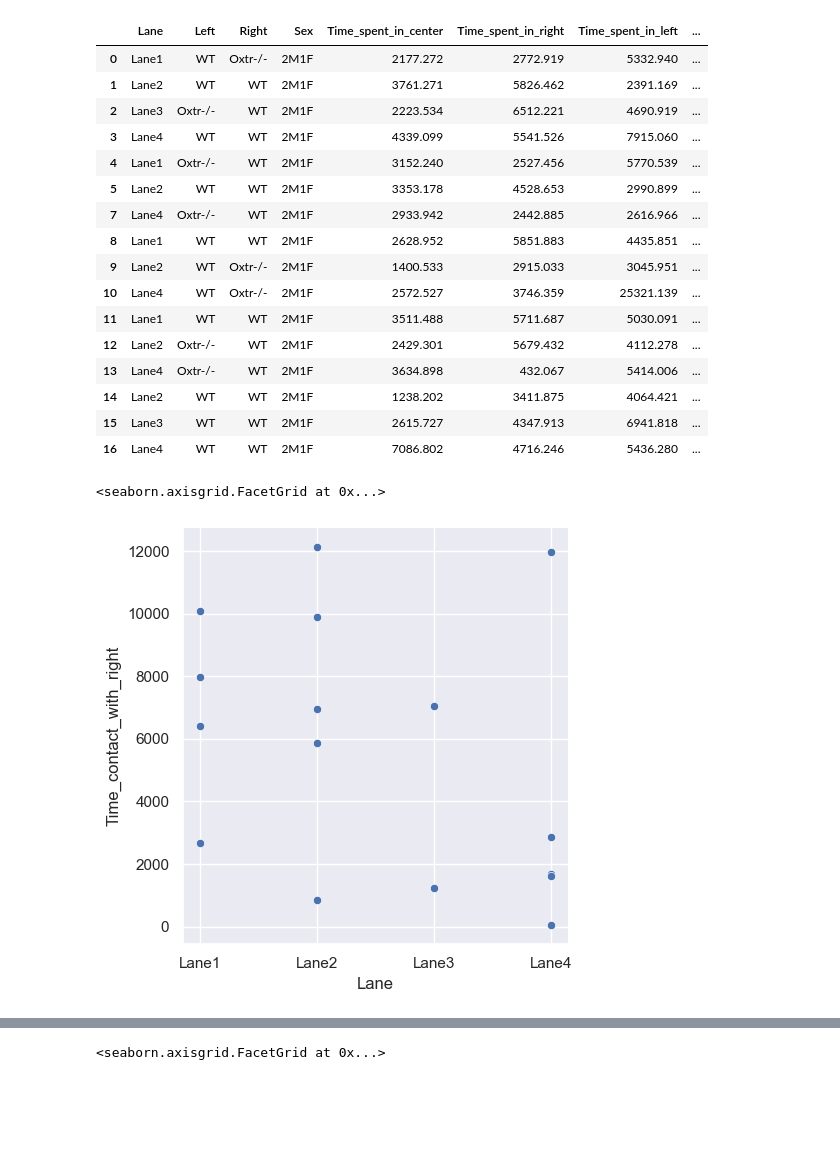
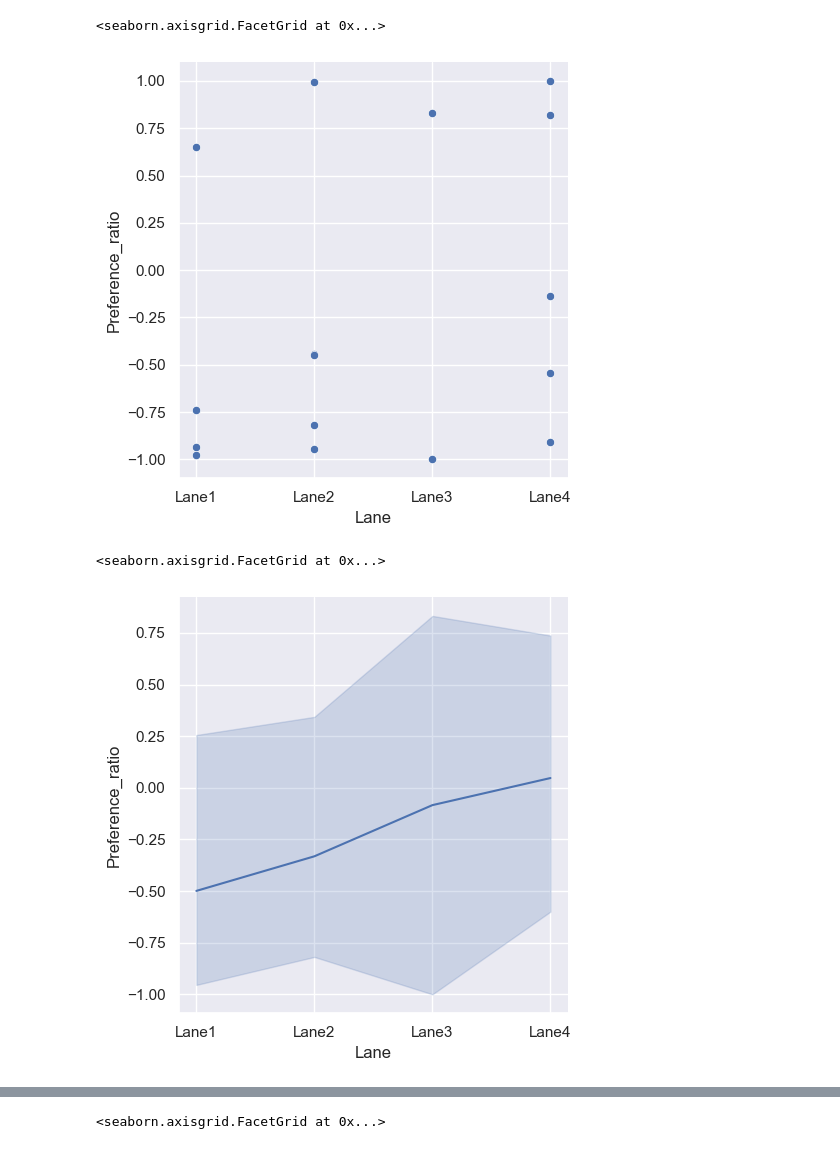
Before and after one commit to nhoglen/ppt-lanes, a Jupyter notebook: Naive Choice Data.ipynb, the cells around one changed output, grey strips where cells are left out. Saved outputs shown, nothing was run; the diff lists cells and outputs as text; code cells hidden in the pictures; blank space fills up the shorter version.

```diff
--- a/Naive Choice Data.ipynb
+++ b/Naive Choice Data.ipynb
@@ -97,6 +97,8 @@ naive_data = [X210225_Lane1_append,
 
 #In order to read this, I needed to download and move the csv file into the same folder as my Github projects
 #and then I could reference it by name
+
+Lane = ['Lane1', 'Lane2', 'Lane3', 'Lane4', 'Lane1', 'Lane2', 'Lane4','Lane1','Lane2','Lane4','Lane1','Lane2','Lane4', 'Lane2','Lane3','Lane4']
 # %%
 def time_spent(dataset):
     time_spent_c = []
@@ -218,22 +321,3 @@ timeNCmetadata.insert(loc = 1,
                       column = 'Lane',
                       value = Lane)
 NCworkingdata = timeNCmetadata.drop('File.name', axis=1)
-NCworkingdata
-# %% [output]
-|  | Lane | Left | Right | Sex | Time_spent_in_center | Time_spent_in_right | Time_spent_in_left | ... |
-| 0 | Lane1 | WT | Oxtr-/- | 2M1F | 2177.272 | 2772.919 | 5332.940 | ... |
-| 1 | Lane2 | WT | WT | 2M1F | 3761.271 | 5826.462 | 2391.169 | ... |
-| 2 | Lane3 | Oxtr-/- | WT | 2M1F | 2223.534 | 6512.221 | 4690.919 | ... |
-| 3 | Lane4 | WT | WT | 2M1F | 4339.099 | 5541.526 | 7915.060 | ... |
-| 4 | Lane1 | Oxtr-/- | WT | 2M1F | 3152.240 | 2527.456 | 5770.539 | ... |
-| 5 | Lane2 | WT | WT | 2M1F | 3353.178 | 4528.653 | 2990.899 | ... |
-| 7 | Lane4 | Oxtr-/- | WT | 2M1F | 2933.942 | 2442.885 | 2616.966 | ... |
-| 8 | Lane1 | WT | WT | 2M1F | 2628.952 | 5851.883 | 4435.851 | ... |
-| 9 | Lane2 | WT | Oxtr-/- | 2M1F | 1400.533 | 2915.033 | 3045.951 | ... |
-| 10 | Lane4 | WT | Oxtr-/- | 2M1F | 2572.527 | 3746.359 | 25321.139 | ... |
-| 11 | Lane1 | WT | WT | 2M1F | 3511.488 | 5711.687 | 5030.091 | ... |
-| 12 | Lane2 | Oxtr-/- | WT | 2M1F | 2429.301 | 5679.432 | 4112.278 | ... |
-| 13 | Lane4 | Oxtr-/- | WT | 2M1F | 3634.898 | 432.067 | 5414.006 | ... |
-| 14 | Lane2 | WT | WT | 2M1F | 1238.202 | 3411.875 | 4064.421 | ... |
-| 15 | Lane3 | WT | WT | 2M1F | 2615.727 | 4347.913 | 6941.818 | ... |
-| 16 | Lane4 | WT | WT | 2M1F | 7086.802 | 4716.246 | 5436.280 | ... |
@@ -250,10 +334,20 @@ NCworkingdata
+# %%
+sns.set_theme()
+sns.relplot(
+    data= huddling_time_data, kind = "scatter",
+    x="Lane", y="Preference_ratio", #col="time",
+    #hue="Left", #style="Left", #size="size",
+)
+# %% [output]
+<seaborn.axisgrid.FacetGrid at 0x...>
+[figure, added]
 # %%
 sns.set_theme()
 sns.relplot(
-    data= workingdata, kind = "scatter",
-    x="Lane", y="Time_contact_with_right", #col="time",
+    data= huddling_time_data, kind = "line",
+    x="Lane", y="Preference_ratio", #col="Left",
     #hue="Left", #style="Left", #size="size",
 )
 # %% [output]
 <seaborn.axisgrid.FacetGrid at 0x...>
-[figure, old version]
+[figure, new version]
```
Also changed, not shown: parts of 16 cells of this notebook.
